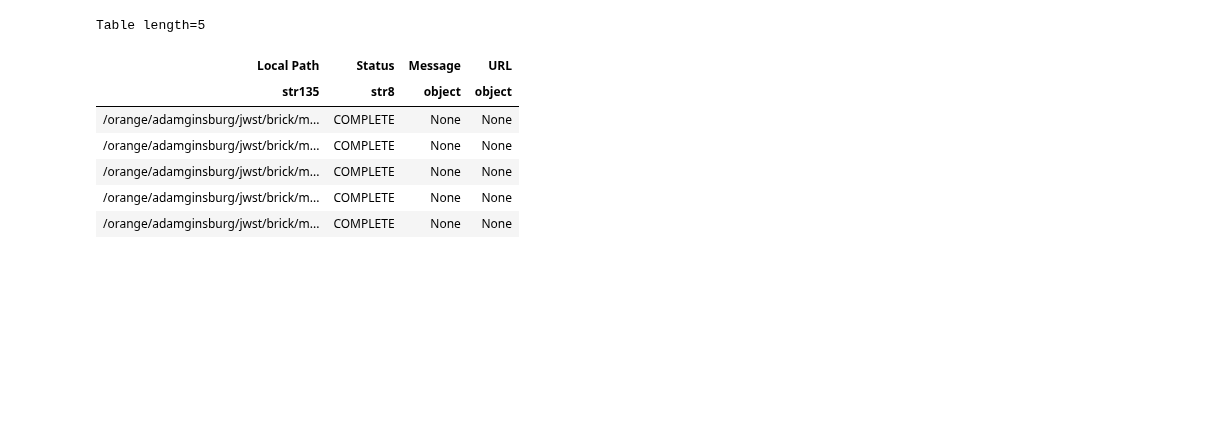
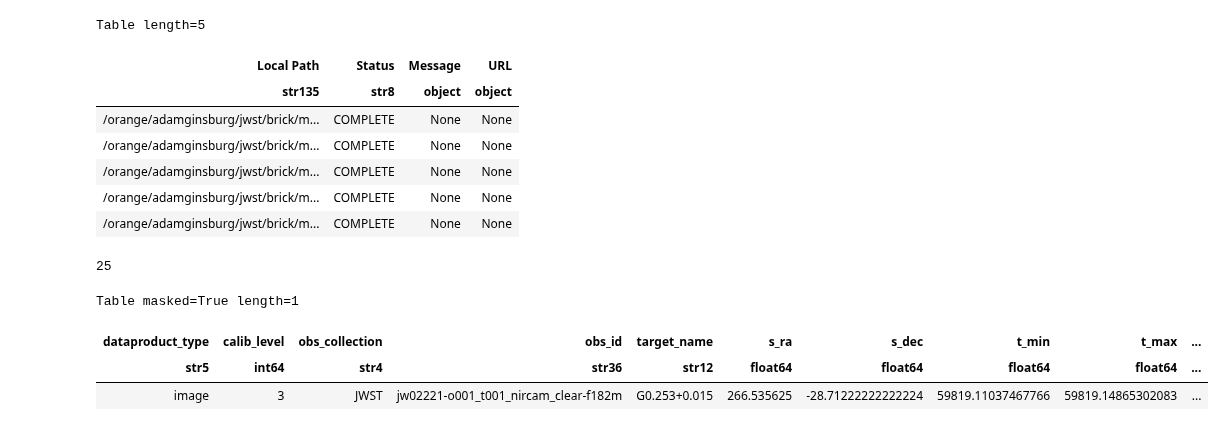
Before and after one commit to keflavich/brick-jwst-2221, a Jupyter notebook: notebooks/DataDownload_BrickJWST.ipynb, the cells around one changed output. Drawn from its saved outputs; the diff is of its cells as text; code cells hidden in the pictures; blank space fills up the shorter version.

```diff
--- a/notebooks/DataDownload_BrickJWST.ipynb
+++ b/notebooks/DataDownload_BrickJWST.ipynb
@@ -124,3 +144,25 @@ Table length=5
 | /orange/adamginsburg/jwst/brick/m... | COMPLETE | None | None |
 | /orange/adamginsburg/jwst/brick/m... | COMPLETE | None | None |
 | /orange/adamginsburg/jwst/brick/m... | COMPLETE | None | None |
+# %%
+Observations.query_criteria_count(
+                            #obs_id='jw02221-o001_t001_nircam_clear-f182m',
+                            filters='f182m',
+                            proposal_id="2221",
+                            proposal_pi="Ginsburg*",
+)
+# %% [output]
+25
+# %%
+Observations.query_criteria(
+                            filters='f182m',
+                            #obs_id='jw02221-o001_t001_nircam_clear-f182m',
+                            proposal_id="2221",
+                            proposal_pi="Ginsburg*",
+                        calib_level=3,
+                           )
+# %% [output]
+Table masked=True length=1
+| dataproduct_type | calib_level | obs_collection | obs_id | target_name | s_ra | s_dec | t_min | t_max | ... |
+| str5 | int64 | str4 | str36 | str12 | float64 | float64 | float64 | float64 | ... |
+| image | 3 | JWST | jw02221-o001_t001_nircam_clear-f182m | G0.253+0.015 | 266.535625 | -28.71222222222224 | 59819.11037467766 | 59819.14865302083 | ... |
```
Also changed, not shown: parts of 15 cells of this notebook, 2 other files.
